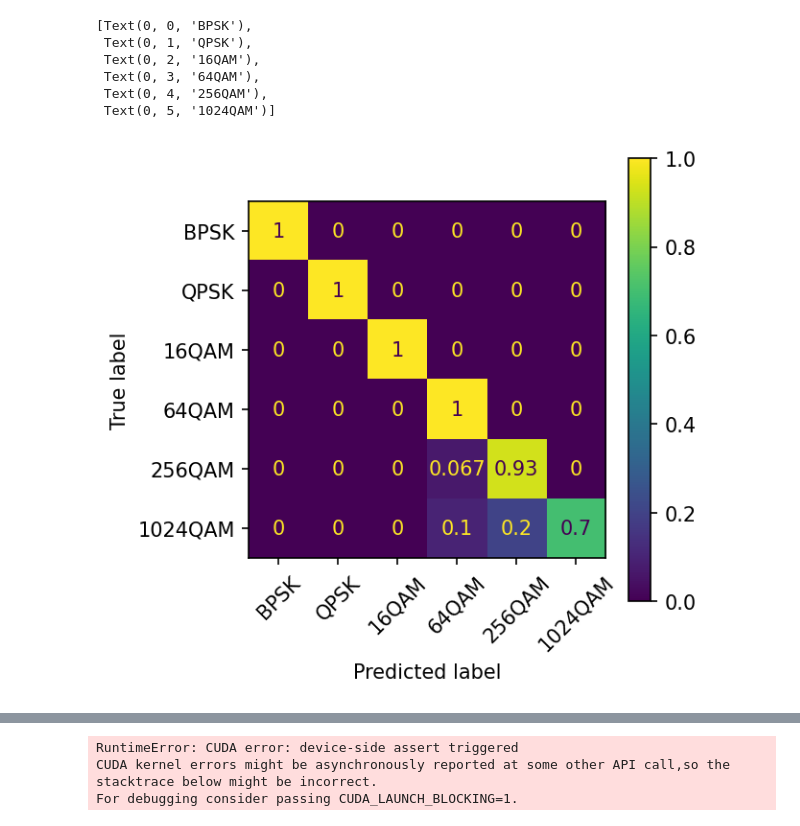
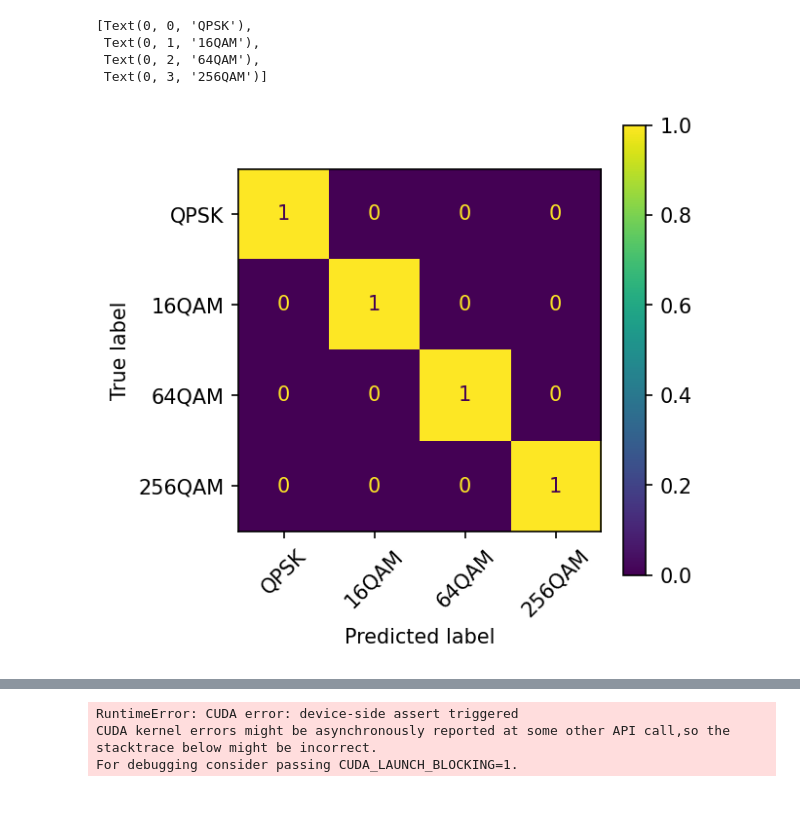
Before and after one commit to byungjunkim12/23-cyclo_modul_OFDM, a Jupyter notebook: python/tbNR.ipynb, the cells around one changed output, grey strips where cells are left out. Cells and saved outputs as stored; diff of their text form; code cells hidden in the pictures.

```diff
--- a/python/tbNR.ipynb
+++ b/python/tbNR.ipynb
@@ -199,12 +339,12 @@ NameError: name 'getChIndexSym' is not defined
 # %%
 trList = list()
 valList = list()
-cudaID = 2
+cudaID = 3
 batchSize = 32
 # trainSNRVec = range(5, 41, 5)
 # trainSNRVec = [0, 0, 15, 25, 30, 40]
 # trainSNRVec = [0, 0, 0, 0, 0, 0]
-SNRThres = 10
+SNRThres = 5
 trainSNRVec = [SNRThres, SNRThres, SNRThres, SNRThres, SNRThres, SNRThres]
 
 for i, protocol in enumerate(protocolList):
@@ -285,10 +441,7 @@ patience = 0
 fastConvergeFlag = True
 nEpoch = 150
 
-if trainMode == 'psk':
-    saveModelPath = savePskModelPath
-elif trainMode == 'qam':
-    saveModelPath = saveQamModelPath
+saveModelPath = saveNRModelPath
 print('save model path:', saveModelPath)
 torch.set_num_threads(1)
 for epoch in range(nEpoch):
@@ -453,9 +600,27 @@ cumul: 0.7796296296296297
 # %%
 from sklearn.metrics import confusion_matrix, ConfusionMatrixDisplay
 
-# pred, target = getPredsWifi(valLoaderCumul, loadedWifiPskNet, loadedWifi16QamNet, loadedWifi64QamNet, loadedWifi256QamNet)
-pred, target = getPredsWifi(valLoader, loadedWifiPskNet, loadedWifiQamNet)
-# pred, target = getPreds(valLoader, loadedWifiPskNet)
+testSNR = 30
+valList = list()
+for i, protocol in enumerate(protocolList):
+    for CPOpt in CPOptList[i]:
+        for mod in modList[i]:
+            dataset = imgDataset(dataDict[protocol][CPOpt][mod][testSNR],testFlag,cuda_id=cudaID)
+
+            numTrData = int(np.ceil(0.8*len(dataDict[protocol][CPOpt][mod][testSNR]['label'])))
+            numTotData = len(dataDict[protocol][CPOpt][mod][testSNR]['label'])
+
+            # print(protocol, CPOpt, str(mod), numTrData, numTotData)
+            trList.append(torch.utils.data.Subset(dataset,range(numTrData)))
+            valList.append(torch.utils.data.Subset(dataset,range(numTrData, numTotData)))
+
+trDataset = torch.utils.data.ConcatDataset(trList) # concatenating dataset lists
+valDataset = torch.utils.data.ConcatDataset(valList)
+
+trLoader = DataLoader(trDataset,batch_size=batchSize,shuffle=True)
+valLoader = DataLoader(valDataset,batch_size=batchSize,shuffle=True)
+
+pred, target = getPreds(valLoader, loadedNRNet)
 
 # font = {'size'   : 15}
 # plt.rc('font', **font)
@@ -464,48 +629,44 @@ cm = confusion_matrix(target,pred,normalize ='true')
 for i in range(2):
     for j in range(2):
         cm[i, j] = round(cm[i, j], 2)
-
 # cm[2, 0] = round(cm[2, 0], 2)
 
 disp = ConfusionMatrixDisplay(confusion_matrix=cm)
-
 fig, ax = plt.subplots(figsize=(4,4), dpi =150)
 disp.plot(ax=ax)
 
 modNameList = []
 for mod in modList[1]:
     if mod == 2:
-        # continue
+        continue
         modul_name = 'BPSK'
     elif mod == 4:
         # continue
         modul_name = 'QPSK'
     elif mod == 16:
         # continue
         modul_name = '16QAM'
     elif mod == 64:
         # break
         # continue
         modul_name = '64QAM'
     elif mod == 256:
         # break
         modul_name = '256QAM'
     elif mod == 1024:
-        # break
+        break
         modul_name = '1024QAM'
 
     modNameList.append(modul_name)
 plt_labels = modNameList
 ax.set_xticklabels(plt_labels, rotation=45)
 ax.set_yticklabels(plt_labels)
 # %% [output]
-[Text(0, 0, 'BPSK'),
- Text(0, 1, 'QPSK'),
- Text(0, 2, '16QAM'),
- Text(0, 3, '64QAM'),
- Text(0, 4, '256QAM'),
- Text(0, 5, '1024QAM')]
+[Text(0, 0, 'QPSK'),
+ Text(0, 1, '16QAM'),
+ Text(0, 2, '64QAM'),
+ Text(0, 3, '256QAM')]
-[figure, old version]
+[figure, new version]
 # %%
 SNRVec = np.arange(40, 41, 2, dtype=int)
 FFTsize = 4096
```
Also changed, not shown: parts of 10 cells of this notebook, 20 other files.
